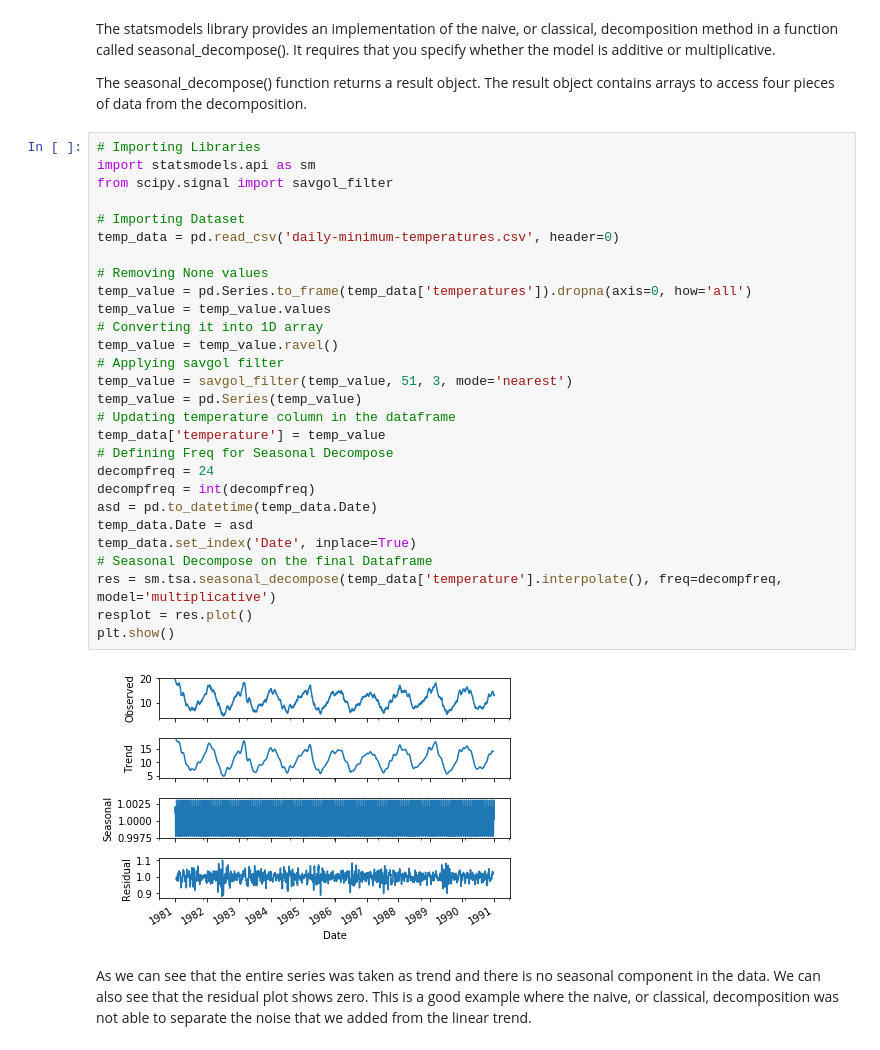
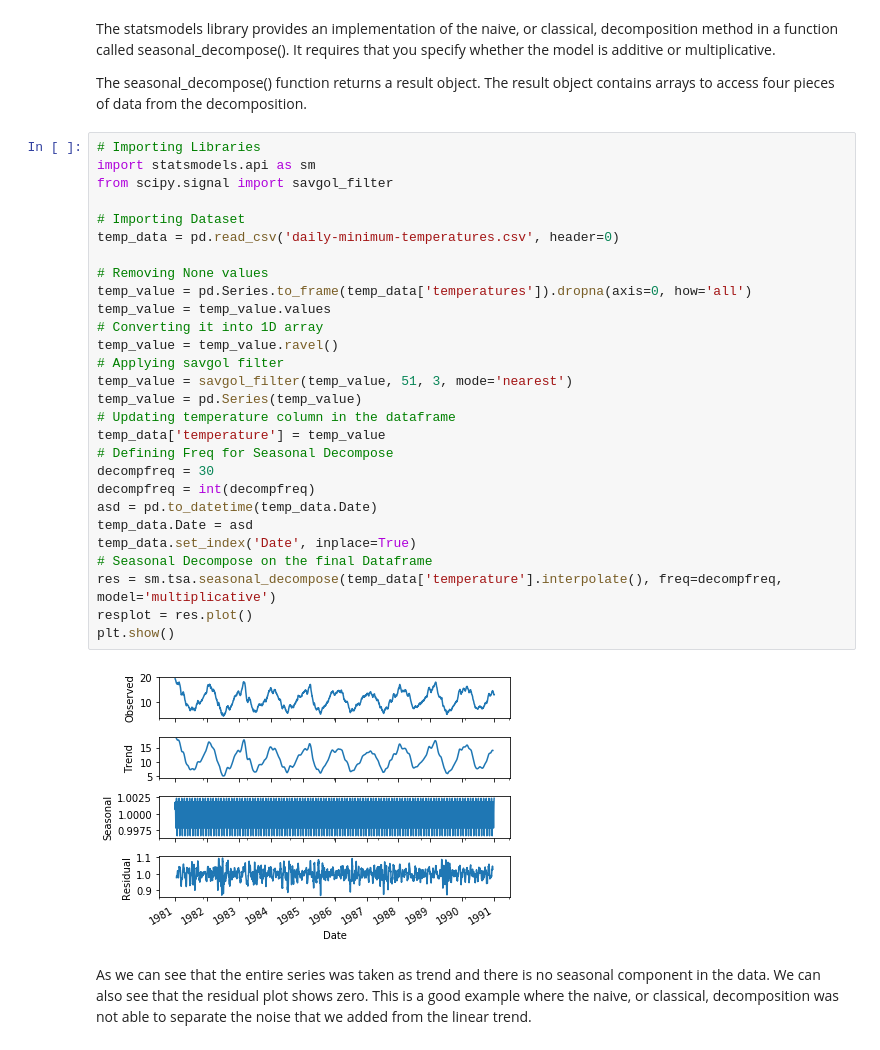
Before and after one commit to Deepshikha05/Time-Series-Analysis, a Jupyter notebook: Time-Series-Analysis-All-Topics-Covered.ipynb, the cells around one changed output. Saved outputs shown, nothing was run; the diff lists cells and outputs as text.

```diff
--- a/Time-Series-Analysis-All-Topics-Covered.ipynb
+++ b/Time-Series-Analysis-All-Topics-Covered.ipynb
@@ -380,33 +405,33 @@ The seasonal_decompose() function returns a result object. The result object con
 # %%
 # Importing Libraries
 import statsmodels.api as sm
 from scipy.signal import savgol_filter
 
 # Importing Dataset
 temp_data = pd.read_csv('daily-minimum-temperatures.csv', header=0)
 
 # Removing None values
 temp_value = pd.Series.to_frame(temp_data['temperatures']).dropna(axis=0, how='all')
 temp_value = temp_value.values
 # Converting it into 1D array
 temp_value = temp_value.ravel()
 # Applying savgol filter
 temp_value = savgol_filter(temp_value, 51, 3, mode='nearest')
 temp_value = pd.Series(temp_value)
 # Updating temperature column in the dataframe
 temp_data['temperature'] = temp_value
 # Defining Freq for Seasonal Decompose
-decompfreq = 24
+decompfreq = 30
 decompfreq = int(decompfreq)
 asd = pd.to_datetime(temp_data.Date)
 temp_data.Date = asd
 temp_data.set_index('Date', inplace=True)
 # Seasonal Decompose on the final Dataframe
 res = sm.tsa.seasonal_decompose(temp_data['temperature'].interpolate(), freq=decompfreq, model='multiplicative')
 resplot = res.plot()
 plt.show()
 # %% [output]
-[figure, old version]
+[figure, new version]
 # %% [markdown]
 As we can see that the entire series was taken as trend and there is no seasonal component in the data.
 We can also see that the residual plot shows zero. This is a good example where the naive, or classical, decomposition was not able to separate the noise that we added from the linear trend.
```
Also changed, not shown: parts of 4 cells of this notebook, 1 other file.
